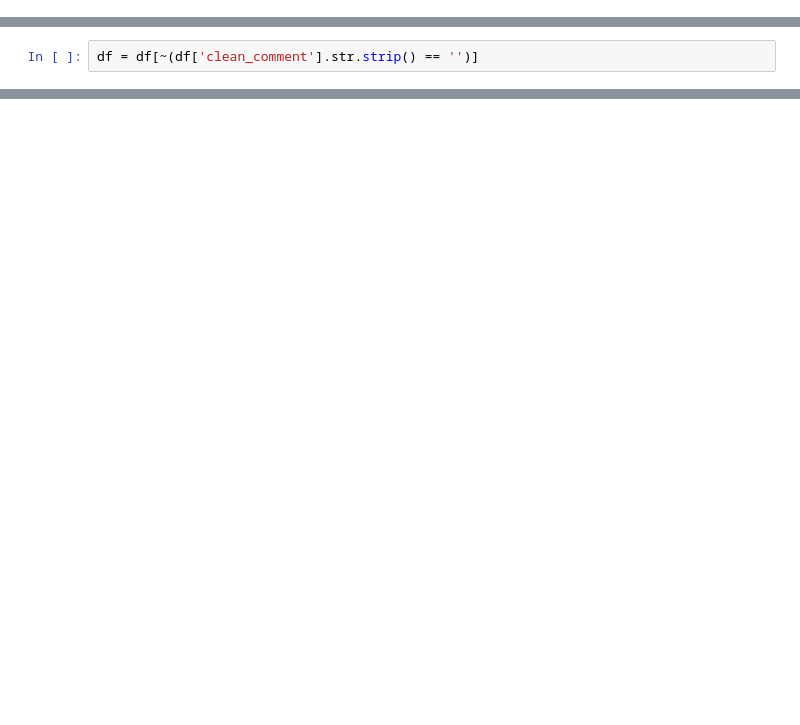
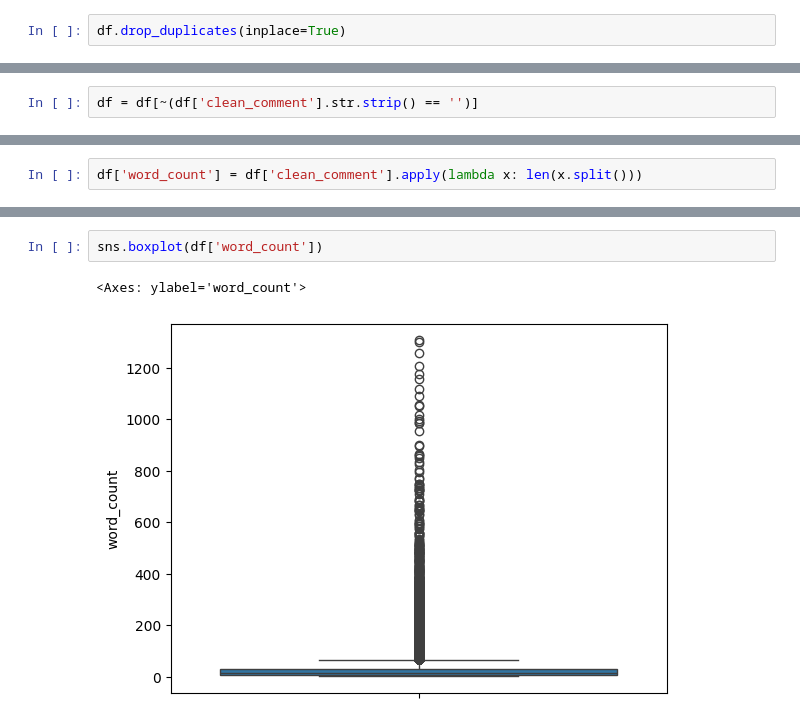
Before and after one commit to KolekarPramod/yt-comment-analyzer, a Jupyter notebook: youtube_comment.ipynb, the cells around one changed output, grey strips where cells are left out. Drawn from its saved outputs; the diff is of its cells as text; blank space fills up the shorter version.

```diff
--- a/youtube_comment.ipynb
+++ b/youtube_comment.ipynb
@@ -22,0 +73,2 @@ df.isnull().sum()
+# %%
+df.drop_duplicates(inplace=True)
@@ -51,0 +187,2 @@ sns.countplot(data=df, x='category')
+# %%
+df['word_count'] = df['clean_comment'].apply(lambda x: len(x.split()))
@@ -51,0 +245,5 @@ sns.countplot(data=df, x='category')
+# %%
+sns.boxplot(df['word_count'])
+# %% [output]
+<Axes: ylabel='word_count'>
+[figure, added]
```
Also changed, not shown: parts of 68 cells of this notebook.
